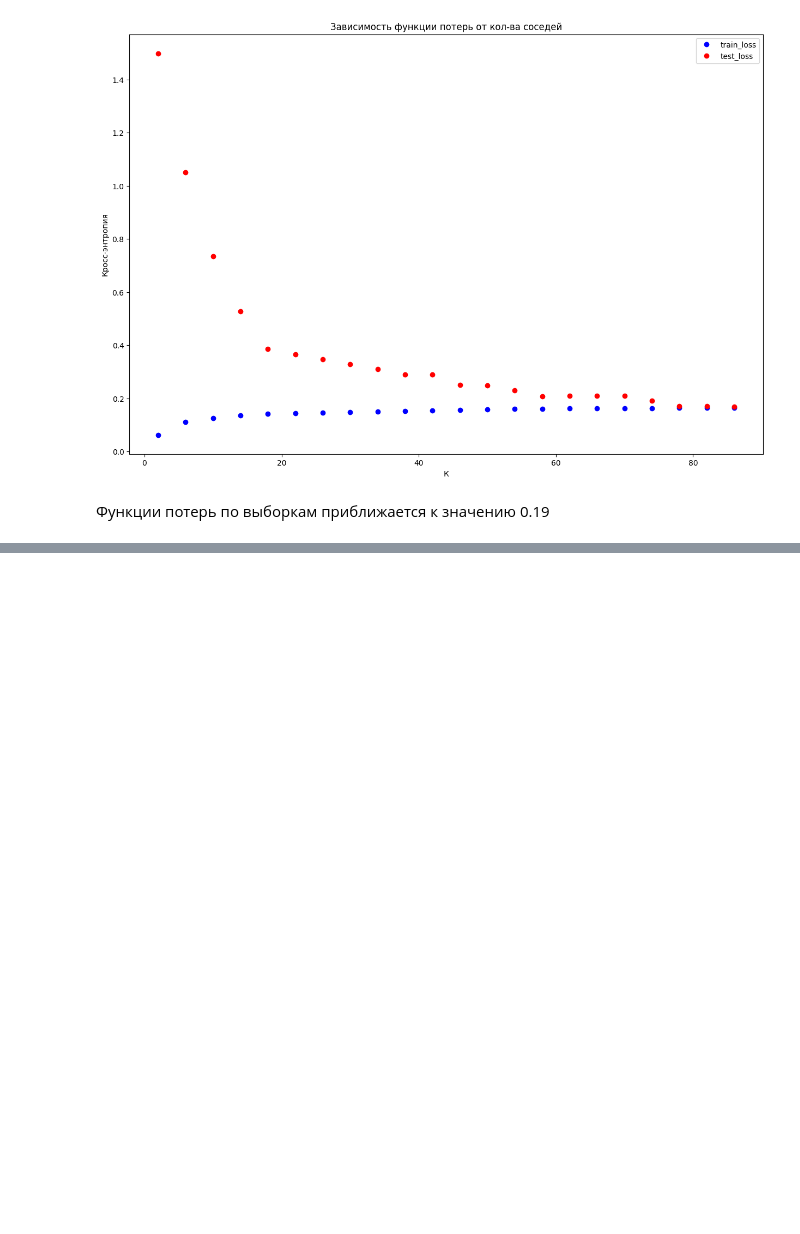
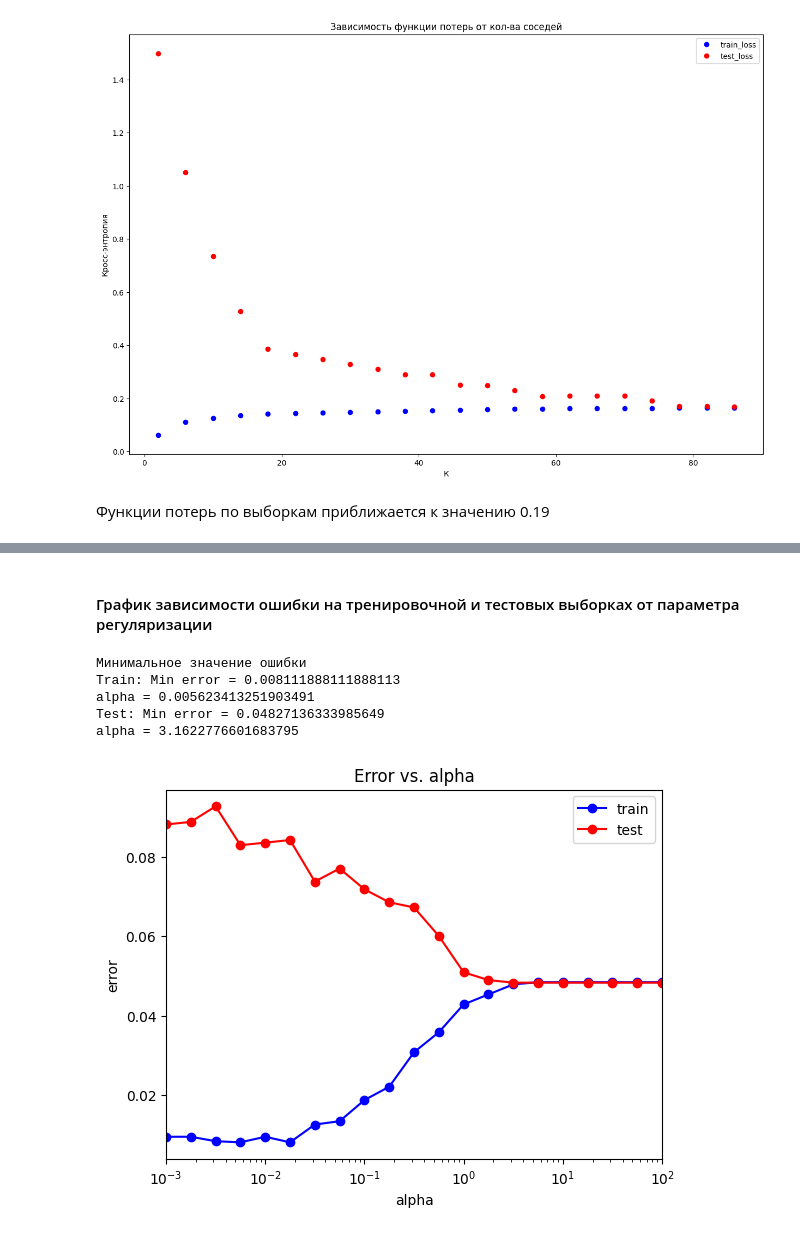
Before and after one commit to OnlyDeniko/MachineLearningCourse, a Jupyter notebook: homework1.ipynb, the cells around one changed output, grey strips where cells are left out. Saved outputs shown, nothing was run; the diff lists cells and outputs as text; code cells hidden in the pictures; blank space fills up the shorter version.

```diff
--- a/homework1.ipynb
+++ b/homework1.ipynb
@@ -679,0 +708,54 @@ Text(0, 0.5, 'Кросс-энтропия')
+# %%
+from sklearn.metrics import accuracy_score
+
+alpha_arr = np.logspace(-3, 2, 21)
+test_err = []
+train_err = []
+train_acc = []
+test_acc = []
+
+for alpha in alpha_arr:
+
+    mlp_model = MLPClassifier(
+        alpha = alpha,
+        hidden_layer_sizes = (100,),
+        solver = 'lbfgs',
+        activation = 'relu',
+        max_iter=1500,
+        random_state = 25
+    )
+
+    mlp_model.fit(X_train_scaled, y_train)
+
+    y_train_pred = mlp_model.predict(X_train_scaled)
+    y_test_pred = mlp_model.predict(X_test_scaled)
+
+    train_err.append(np.mean(y_train != y_train_pred))
+    test_err.append(np.mean(y_test != y_test_pred))
+
+    train_acc.append(accuracy_score(y_train, y_train_pred))
+    test_acc.append(accuracy_score(y_test, y_test_pred))
+# %% [markdown]
+#### График зависимости ошибки на тренировочной и тестовых выборках от параметра регуляризации
+# %%
+plt.semilogx(alpha_arr, train_err, 'b-o', label = 'train')
+plt.semilogx(alpha_arr, test_err, 'r-o', label = 'test')
+plt.xlim([np.min(alpha_arr), np.max(alpha_arr)])
+plt.title('Error vs. alpha')
+plt.xlabel('alpha')
+plt.ylabel('error')
+plt.legend()
+
+print("Минимальное значение ошибки")
+print(f'Train: Min error = {np.min(train_err)}')
+print(f'alpha = {alpha_arr[np.argmin(train_err)]}')
+
+print(f'Test: Min error = {np.min(test_err)}')
+print(f'alpha = {alpha_arr[np.argmin(test_err)]}')
+# %% [output]
+Минимальное значение ошибки
+Train: Min error = 0.008111888111888113
+alpha = 0.005623413251903491
+Test: Min error = 0.04827136333985649
+alpha = 3.1622776601683795
+[figure, added]
```
Also changed, not shown: parts of 25 cells of this notebook.
